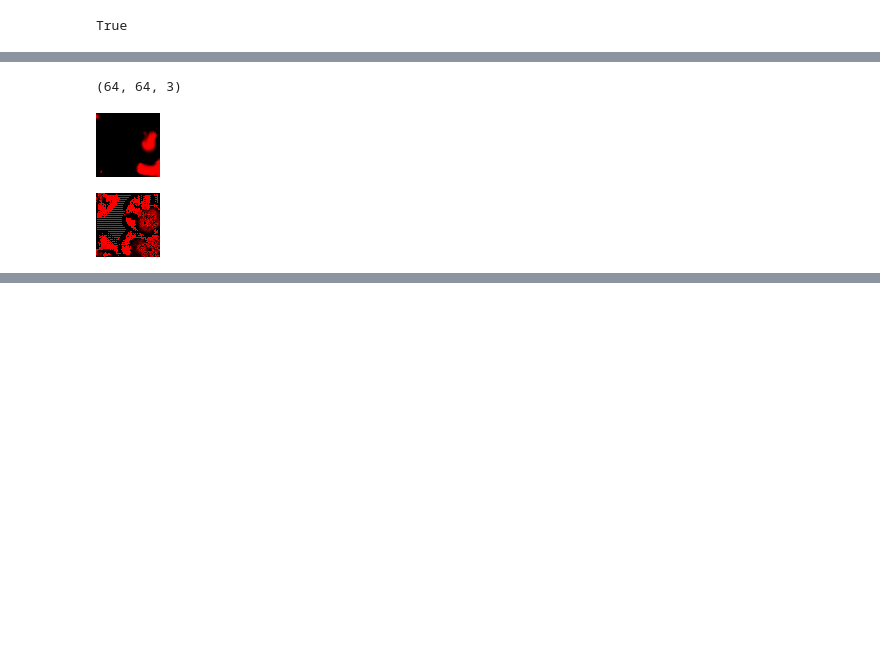
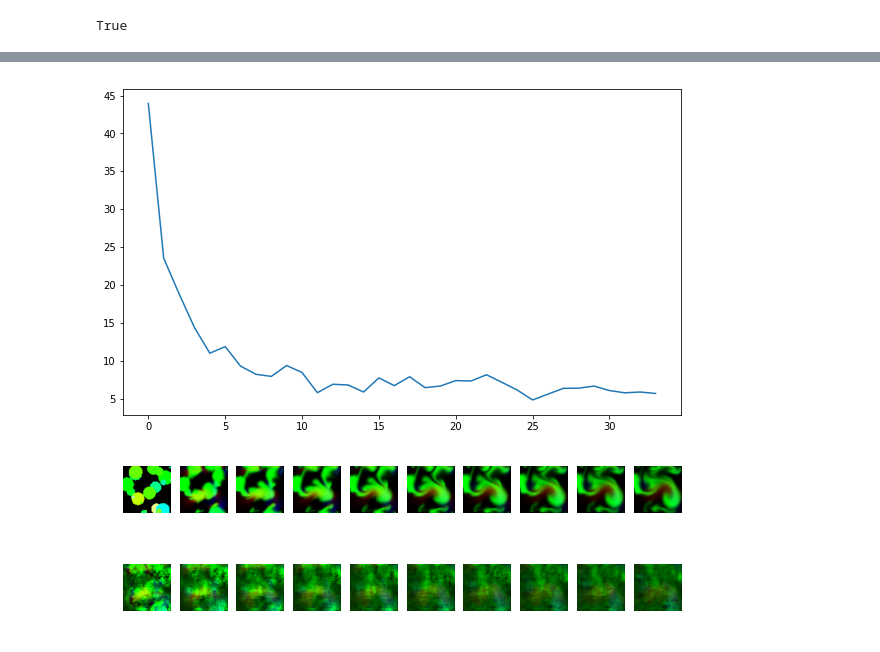
Before and after one commit to agerasev/flownn, a Jupyter notebook: prediction.ipynb, the cells around one changed output, grey strips where cells are left out. Cells and saved outputs as stored; diff of their text form; code cells hidden in the pictures; blank space fills up the shorter version.

Commit message:
test and train network

```diff
--- a/prediction.ipynb
+++ b/prediction.ipynb
@@ -111,4 +213,0 @@ print(seqt.shape)
-# %%
-x = Tensor(seqt).cuda()
-x_var = Variable(x.cuda())
-y = model(x_var)
@@ -126,3 +239,5 @@ display(Image.fromarray((255*npy[0][0]).astype(np.uint8)))
+# %%
+model = UNetLike((64, 64), layers=[16, 32]).cuda()
 # %%
 loss_fn = nn.MSELoss().cuda()
-optimizer = optim.Adam(model.parameters(), lr=1e-2)
+optimizer = optim.Adam(model.parameters(), lr=1e-3)
@@ -223,11 +244,40 @@ y = model(x_var)
-# %%
-y_cpu = np.transpose(y.data.cpu().numpy()[0], axes=(1, 2, 0))
-print(y_cpu.shape)
-# %% [output]
-(64, 64, 3)
-# %%
-display(Image.fromarray(([255,0,0]*data[0][24]).astype(np.uint8)))
-display(Image.fromarray(([255,0,0]*y_cpu).astype(np.uint8)))
-# %% [output]
-[figure, removed]
-[figure, removed]
+# %%
+lap = 10
+batch_size = 64
+loops = 4
+seqlen = 100
+stride = 1
+epoch = 0
+losses = []
+# %%
+stop_on_signal()
+#last = time.time()
+while not signal_done:
+    #now = time.time()
+    #if now - last >= 10.0:
+        #last = now
+
+    print("generating data ...")
+    seq = generate_sequence((256,256), seqlen, stride=stride)
+    print("training model ...")
+    model.train()
+    loss = 0.0
+    for l in range(loops):
+        data = augment_data(seq, model.imgsize, batch_size)
+        loss += train_model(model, loss_fn, optimizer, data, lap=lap)
+    loss /= loops
+    clear_output(wait=True)
+    print("epoch: %s, loss: %s" % (epoch, loss))
+    losses.append(loss)
+    plt.plot(losses)
+    plt.show()
+
+    ref_data = generate_sequence(model.imgsize, seqlen//lap, stride=stride*lap)
+    ref_data = ref_data.reshape(1, *ref_data.shape).transpose(1,0,2,3,4)
+    plot_images(ref_data)
+    model.eval()
+    out_data = test_model(model, ref_data, lap=lap, loops=seqlen//lap)
+    plot_images(out_data)
+
+    epoch += 1
+# %% [output]
@@ -233,0 +285,3 @@ display(Image.fromarray(([255,0,0]*y_cpu).astype(np.uint8)))
+[figure, added]
+[figure, added]
+[figure, added]
```
Also changed, not shown: parts of 40 cells of this notebook, 2 other files.
